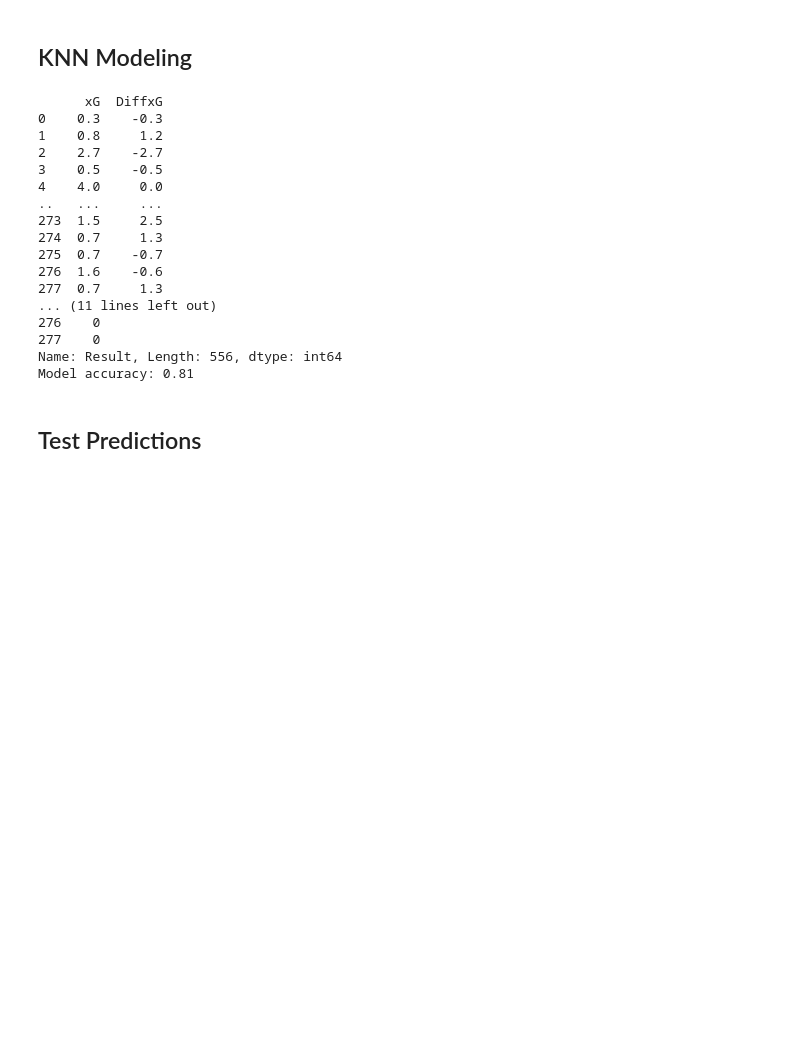
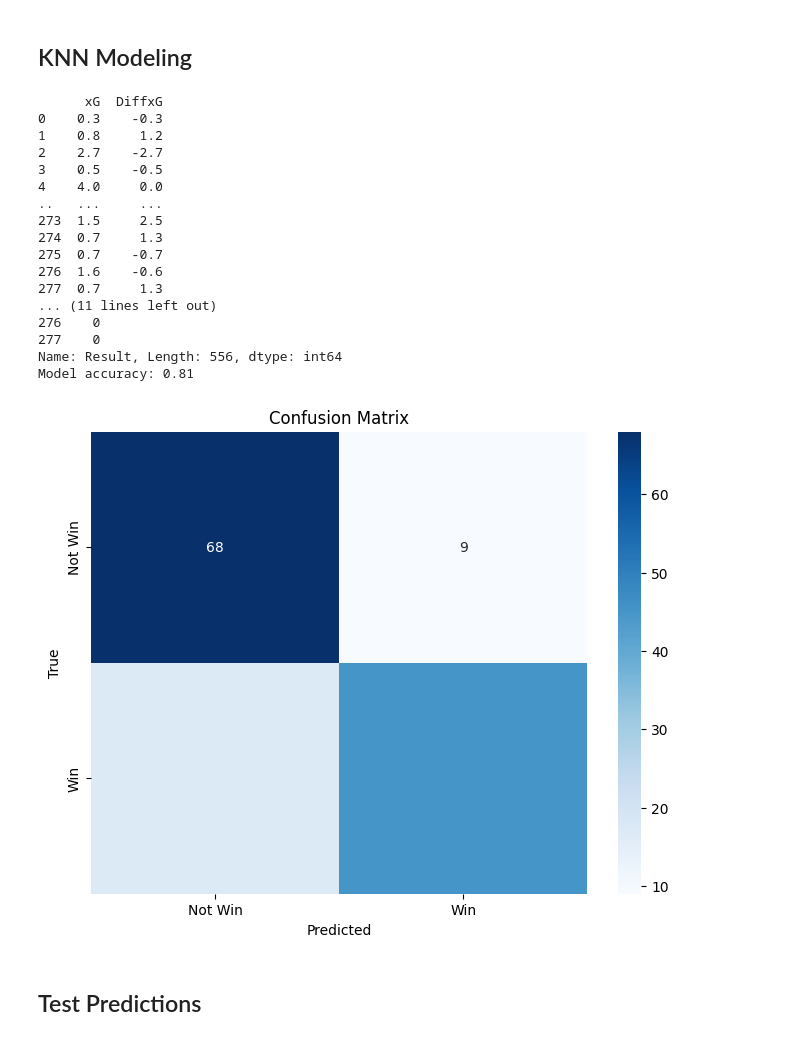
Before and after one commit to landenf/Expected-Soccer-Goals-ML, a Jupyter notebook: model.ipynb, the cells around one changed output. Cells and saved outputs as stored; diff of their text form; code cells hidden in the pictures; blank space fills up the shorter version.

```diff
--- a/model.ipynb
+++ b/model.ipynb
@@ -133,33 +133,48 @@ N_Value = 5
 # Create a KNN classifier with the specified number of neighbors
 knn = KNeighborsClassifier(n_neighbors=N_Value)
 
 # Fit the classifier to the training data
 knn.fit(X_train, y_train)
 
 # Predict the labels for the test set
 y_pred = knn.predict(X_test)
 
 # Calculate the accuracy of the model
 accuracy = accuracy_score(y_test, y_pred)
 print(f"Model accuracy: {accuracy:.2f}")
+
+from sklearn.metrics import confusion_matrix
+import seaborn as sns
+
+# Generate confusion matrix
+cm = confusion_matrix(y_test, y_pred)
+
+# Plot confusion matrix
+plt.figure(figsize=(8, 6))
+sns.heatmap(cm, annot=True, fmt="d", cmap="Blues", xticklabels=['Not Win', 'Win'], yticklabels=['Not Win', 'Win'])
+plt.xlabel('Predicted')
+plt.ylabel('True')
+plt.title('Confusion Matrix')
+plt.show()
 # %% [output]
       xG  DiffxG
 0    0.3    -0.3
 1    0.8     1.2
 2    2.7    -2.7
 3    0.5    -0.5
 4    4.0     0.0
 ..   ...     ...
 273  1.5     2.5
 274  0.7     1.3
 275  0.7    -0.7
 276  1.6    -0.6
 277  0.7     1.3
 ... (11 lines left out)
 276    0
 277    0
 Name: Result, Length: 556, dtype: int64
 Model accuracy: 0.81
+[figure, added]
 # %% [markdown]
 ## Test Predictions
 # %%
```
Also changed, not shown: parts of 1 cell of this notebook.
